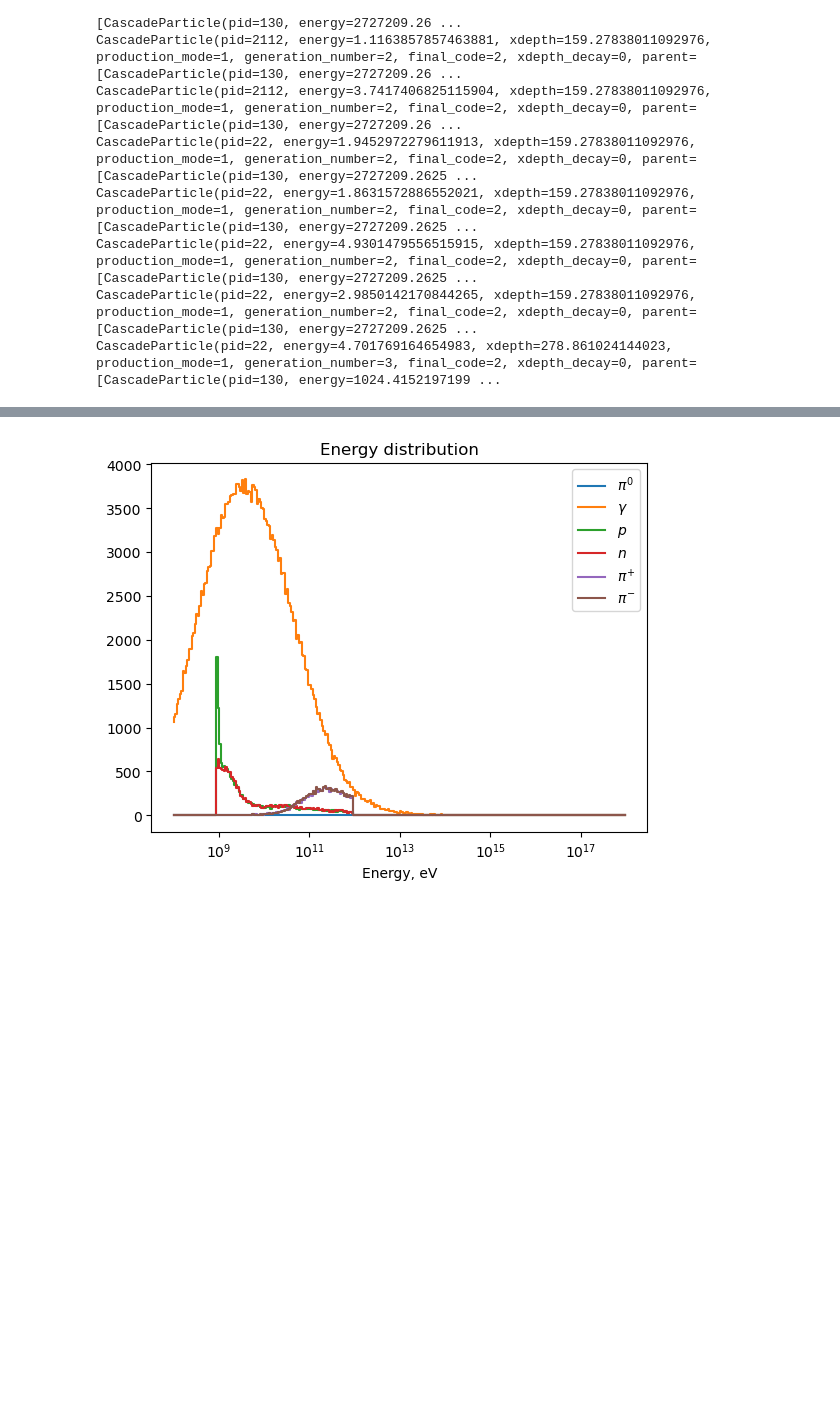
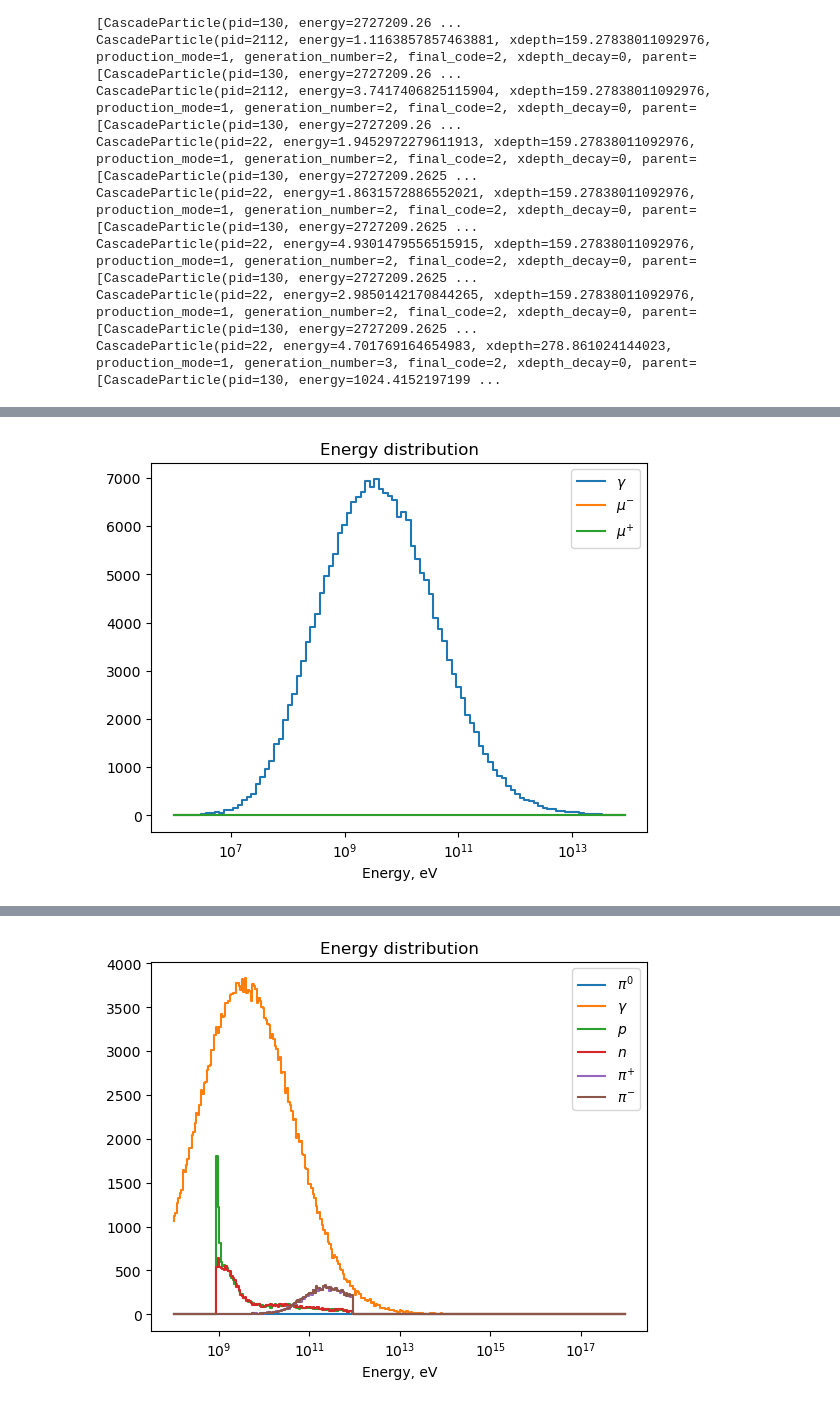
Before and after one commit to jncots/xmax_sigma, a Jupyter notebook: examples/test_cascade_driver.ipynb, the cells around one changed output, grey strips where cells are left out. Saved outputs shown, nothing was run; the diff lists cells and outputs as text; code cells hidden in the pictures; blank space fills up the shorter version.

```diff
--- a/examples/test_cascade_driver.ipynb
+++ b/examples/test_cascade_driver.ipynb
@@ -103,3 +106,8 @@ ca.plot_height_list(pids = [22,14, -14, 13, -13, 11, -11, 12, -12, 2212, 2112],
+# %%
+ca.plot_energy_list(pids = [13, -13],
+                    all_pids = False, xrange = (1e6, 1e14), nbins = 100)
+# %% [output]
+[figure, added]
 # %%
 ca.plot_energy_list(pids = [22,14, -14, 13, -13, 11, -11, 12, -12, 2212, 2112],
                     all_pids = False, xrange = (1e6, 1e14), nbins = 100)
```
Also changed, not shown: parts of 7 cells of this notebook, 5 other files.
